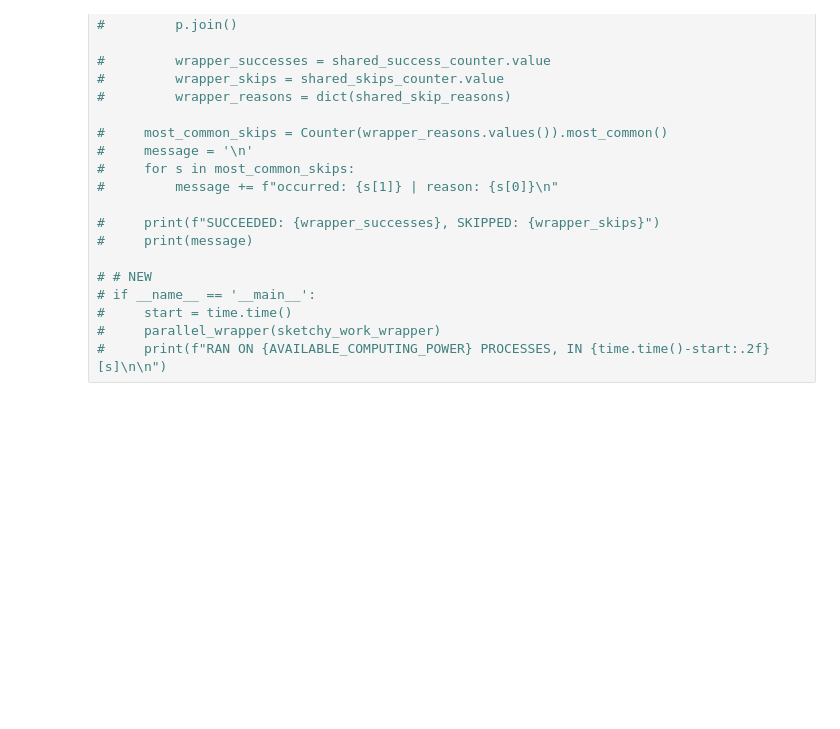
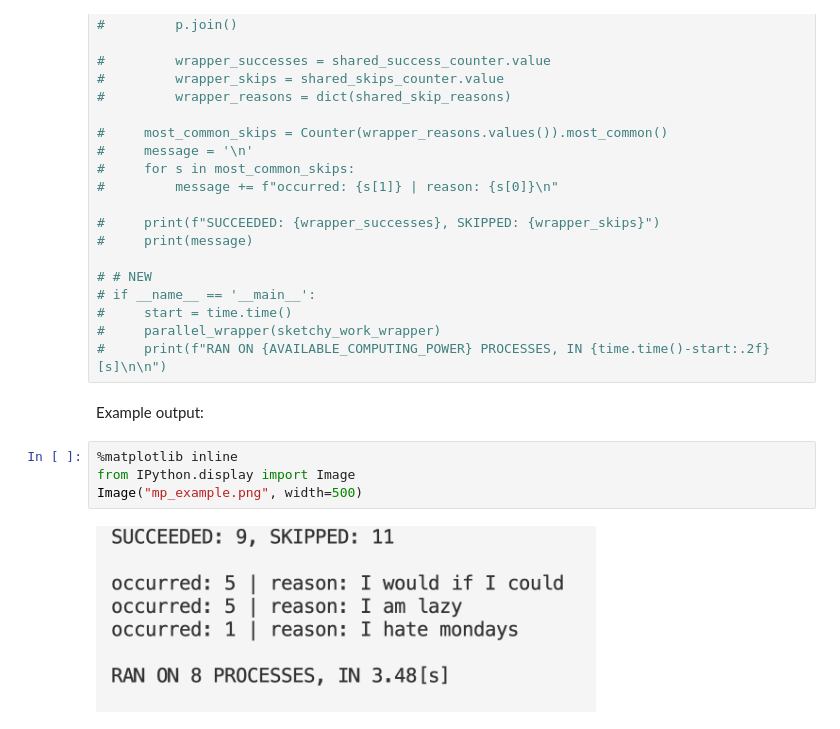
Before and after one commit to arek544/handbook, a Jupyter notebook: handbook/content/python/logging_with_multiprocessing.ipynb, the cells around one changed output. Saved outputs shown, nothing was run; the diff lists cells and outputs as text; blank space fills up the shorter version.

```diff
--- a/handbook/content/python/logging_with_multiprocessing.ipynb
+++ b/handbook/content/python/logging_with_multiprocessing.ipynb
@@ -178,3 +178,11 @@ Modifying and printing those variables should benefit our understanding of how e
 #     start = time.time()
 #     parallel_wrapper(sketchy_work_wrapper)
 #     print(f"RAN ON {AVAILABLE_COMPUTING_POWER} PROCESSES, IN {time.time()-start:.2f}[s]\n\n")
+# %% [markdown]
+Example output:
+# %%
+%matplotlib inline
+from IPython.display import Image
+Image("mp_example.png", width=500)
+# %% [output]
+[figure, added]
```
Also changed, not shown: 1 other file.
